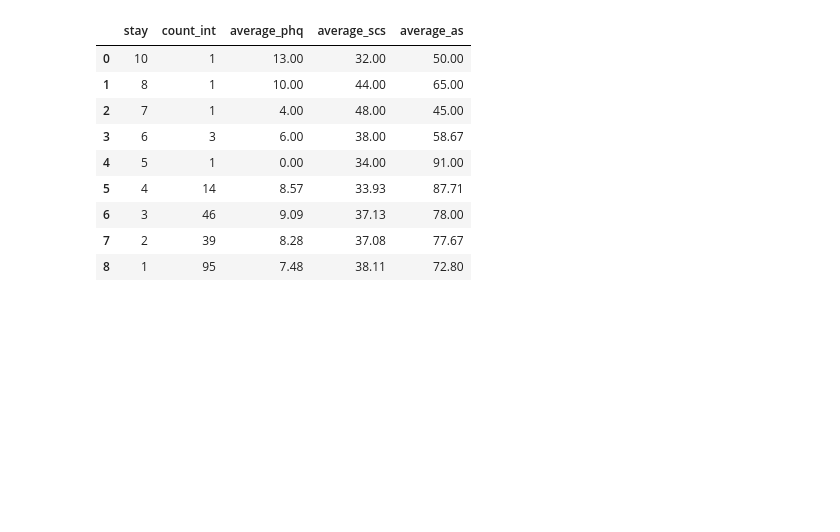
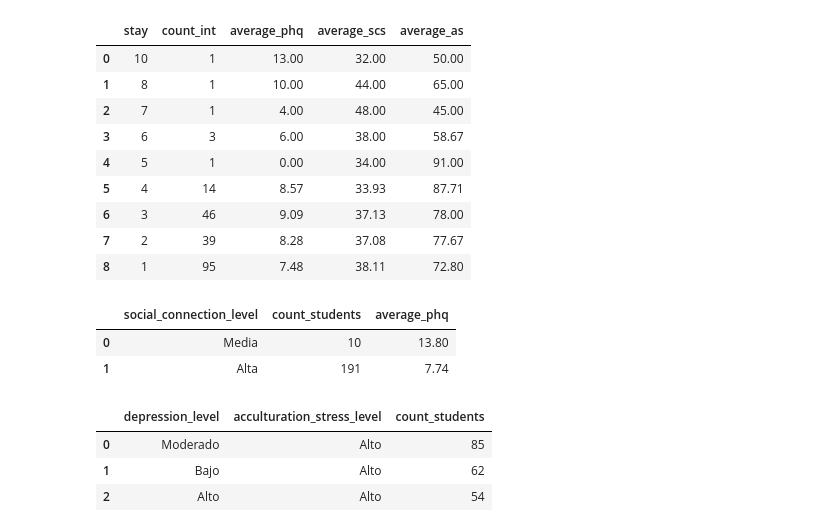
Before and after one commit to DanteDCA/menthalhealth, a Jupyter notebook: notebook.ipynb, the cells around one changed output. Drawn from its saved outputs; the diff is of its cells as text; code cells hidden in the pictures; blank space fills up the shorter version.

```diff
--- a/notebook.ipynb
+++ b/notebook.ipynb
@@ -62,4 +73,43 @@ ORDER BY stay DESC;
 | 6 | 3 | 46 | 9.09 | 37.13 | 78.00 |
 | 7 | 2 | 39 | 8.28 | 37.08 | 77.67 |
 | 8 | 1 | 95 | 7.48 | 38.11 | 72.80 |
+# %%
+SELECT
+    CASE
+        WHEN tosc <= 10 THEN 'Baja'
+        WHEN tosc BETWEEN 11 AND 20 THEN 'Media'
+        ELSE 'Alta'
+    END AS social_connection_level,
+    COUNT(*) AS count_students,
+    ROUND(AVG(todep),2) AS average_phq
+FROM students
+WHERE inter_dom = 'Inter'
+GROUP BY social_connection_level
+ORDER BY average_phq DESC;
+# %% [output]
+|  | social_connection_level | count_students | average_phq |
+| 0 | Media | 10 | 13.80 |
+| 1 | Alta | 191 | 7.74 |
+# %%
+SELECT
+    CASE
+        WHEN todep <= 5 THEN 'Bajo'
+        WHEN todep BETWEEN 6 AND 10 THEN 'Moderado'
+        ELSE 'Alto'
+    END AS depression_level,
+    CASE
+        WHEN toas <= 10 THEN 'Bajo'
+        WHEN toas BETWEEN 11 AND 20 THEN 'Moderado'
+        ELSE 'Alto'
+    END AS acculturation_stress_level,
+    COUNT(*) AS count_students
+FROM students
+WHERE inter_dom = 'Inter'
+GROUP BY depression_level, acculturation_stress_level
+ORDER BY depression_level DESC, acculturation_stress_level DESC;
+# %% [output]
+|  | depression_level | acculturation_stress_level | count_students |
+| 0 | Moderado | Alto | 85 |
+| 1 | Bajo | Alto | 62 |
+| 2 | Alto | Alto | 54 |
 # %% [markdown]
```
Also changed, not shown: parts of 2 cells of this notebook.
